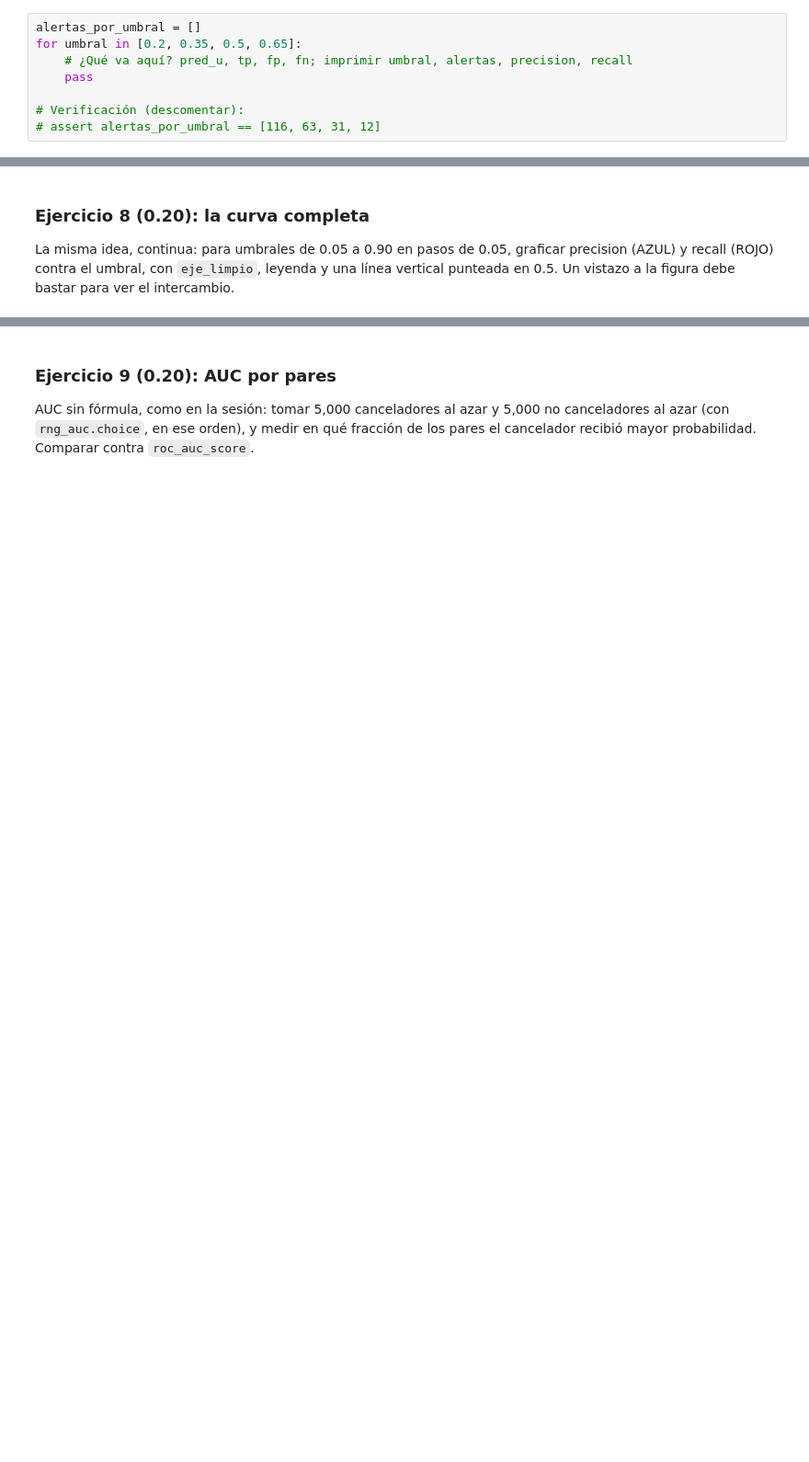
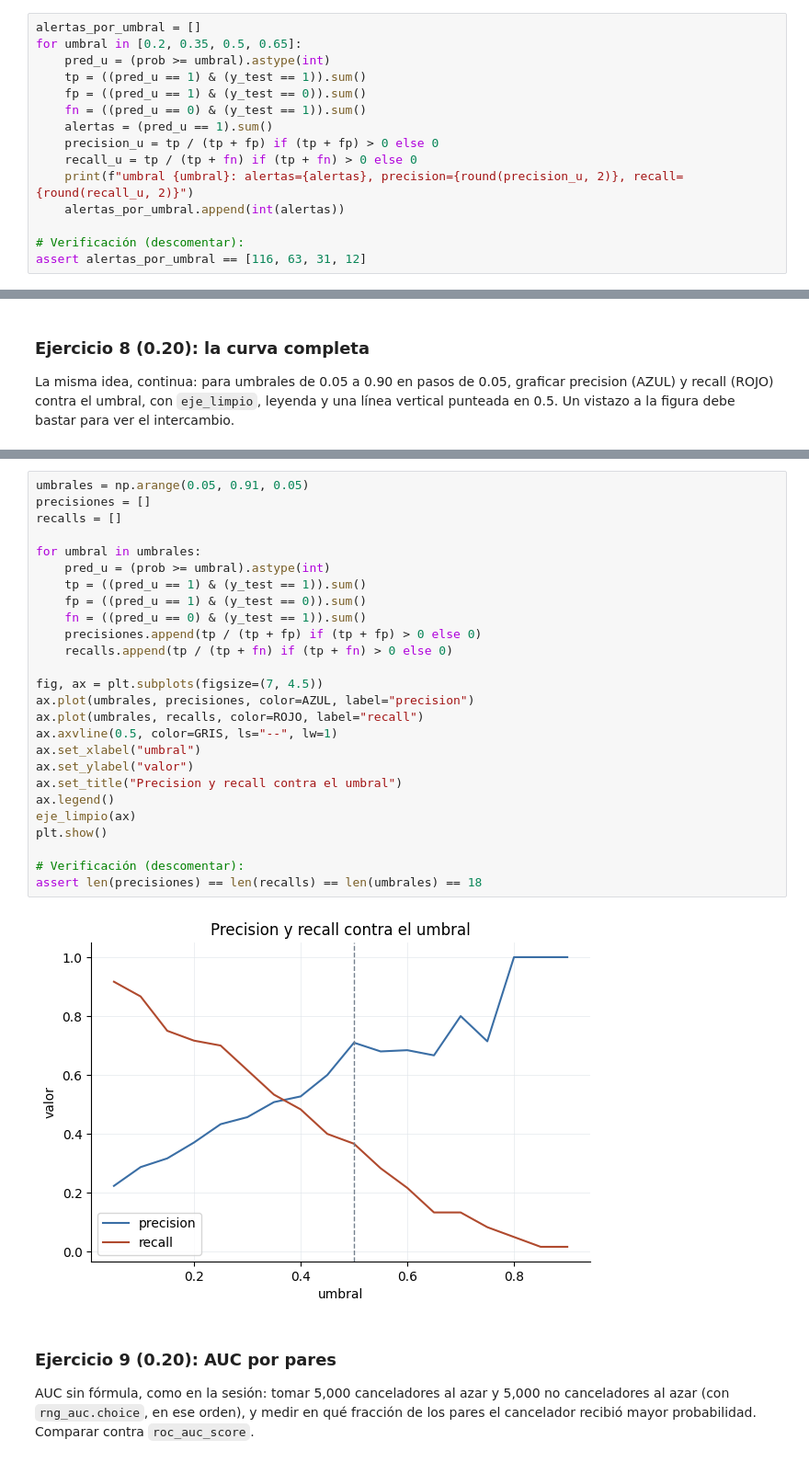
Before and after one commit to Juanda-C7/DataScienceHDT4-RegresionLogistica-Metricas, a Jupyter notebook: HDT4.ipynb, the cells around one changed output, grey strips where cells are left out. Shown at 92% size. Cells and saved outputs as stored; diff of their text form; blank space fills up the shorter version.

```diff
--- a/HDT4.ipynb
+++ b/HDT4.ipynb
@@ -217,8 +217,15 @@ Para cada umbral en [0.2, 0.35, 0.5, 0.65]: recalcular predicciones, contar aler
 # %%
 alertas_por_umbral = []
 for umbral in [0.2, 0.35, 0.5, 0.65]:
-    # ¿Qué va aquí? pred_u, tp, fp, fn; imprimir umbral, alertas, precision, recall
-    pass
+    pred_u = (prob >= umbral).astype(int)
+    tp = ((pred_u == 1) & (y_test == 1)).sum()
+    fp = ((pred_u == 1) & (y_test == 0)).sum()
+    fn = ((pred_u == 0) & (y_test == 1)).sum()
+    alertas = (pred_u == 1).sum()
+    precision_u = tp / (tp + fp) if (tp + fp) > 0 else 0
+    recall_u = tp / (tp + fn) if (tp + fn) > 0 else 0
+    print(f"umbral {umbral}: alertas={alertas}, precision={round(precision_u, 2)}, recall={round(recall_u, 2)}")
+    alertas_por_umbral.append(int(alertas))
 
 # Verificación (descomentar):
-# assert alertas_por_umbral == [116, 63, 31, 12]
+assert alertas_por_umbral == [116, 63, 31, 12]
@@ -238,3 +241,31 @@ recalls = []
+# %%
+umbrales = np.arange(0.05, 0.91, 0.05)
+precisiones = []
+recalls = []
+
+for umbral in umbrales:
+    pred_u = (prob >= umbral).astype(int)
+    tp = ((pred_u == 1) & (y_test == 1)).sum()
+    fp = ((pred_u == 1) & (y_test == 0)).sum()
+    fn = ((pred_u == 0) & (y_test == 1)).sum()
+    precisiones.append(tp / (tp + fp) if (tp + fp) > 0 else 0)
+    recalls.append(tp / (tp + fn) if (tp + fn) > 0 else 0)
+
+fig, ax = plt.subplots(figsize=(7, 4.5))
+ax.plot(umbrales, precisiones, color=AZUL, label="precision")
+ax.plot(umbrales, recalls, color=ROJO, label="recall")
+ax.axvline(0.5, color=GRIS, ls="--", lw=1)
+ax.set_xlabel("umbral")
+ax.set_ylabel("valor")
+ax.set_title("Precision y recall contra el umbral")
+ax.legend()
+eje_limpio(ax)
+plt.show()
+
+# Verificación (descomentar):
+assert len(precisiones) == len(recalls) == len(umbrales) == 18
+# %% [output]
+[figure, added]
 # %% [markdown]
 ### Ejercicio 9 (0.20): AUC por pares
 
```
Also changed, not shown: parts of 7 cells of this notebook.
